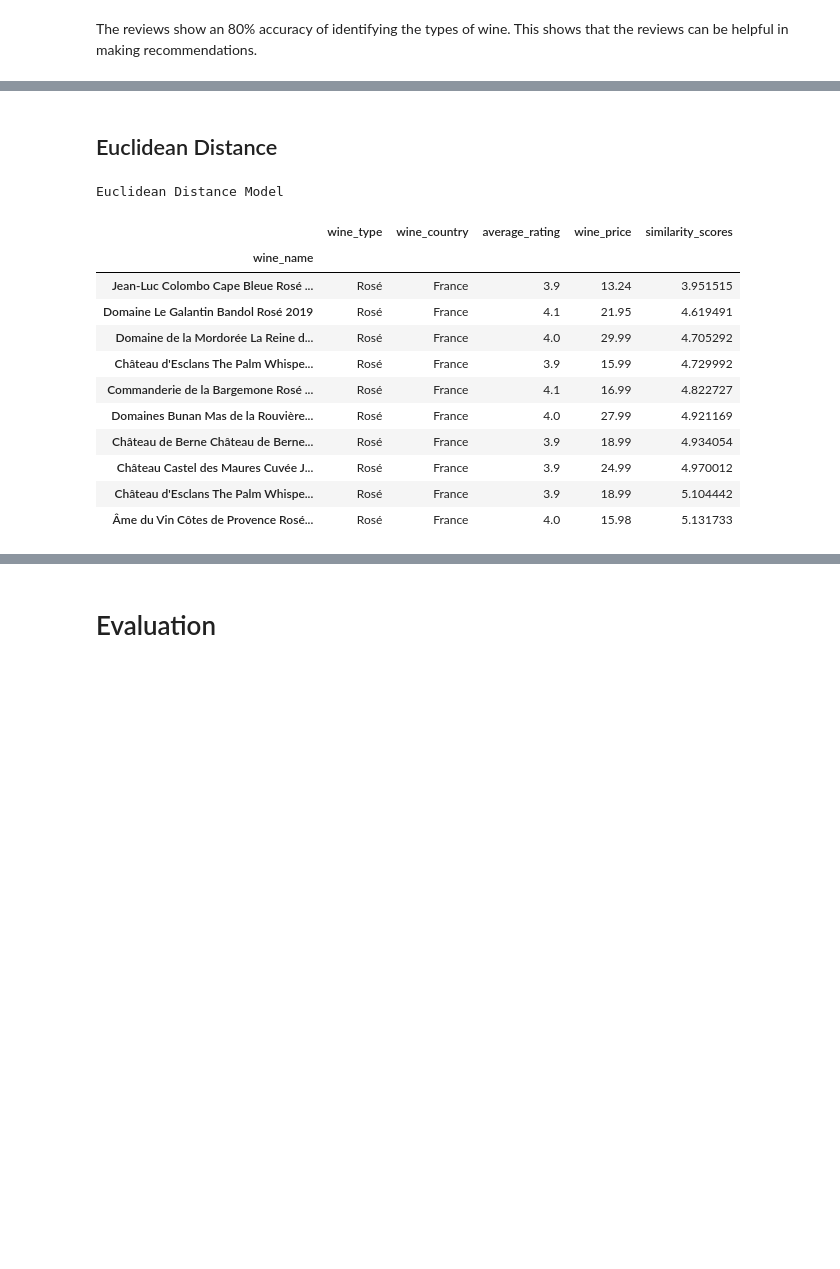
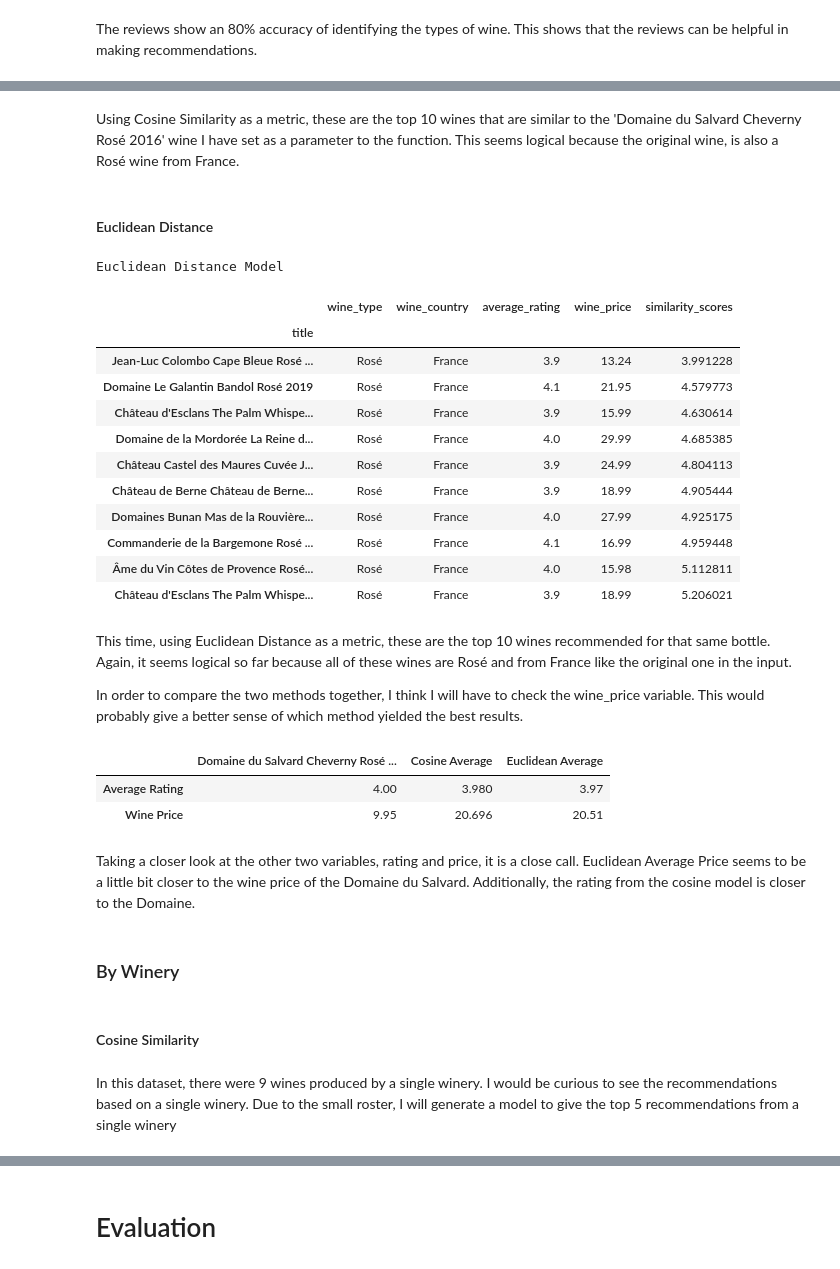
Before and after one commit to zachagreenberg/Wine_Recommendations, a Jupyter notebook: Project_Notebook.ipynb, the cells around one changed output, grey strips where cells are left out. Saved outputs shown, nothing was run; the diff lists cells and outputs as text; code cells hidden in the pictures; blank space fills up the shorter version.

```diff
--- a/Project_Notebook.ipynb
+++ b/Project_Notebook.ipynb
@@ -348,7 +380,8 @@ sw.extend(unnecessary_words)
 # %%
 def get_wordnet_pos(treebank_tag):
     '''
-    Translate nltk POS to wordnet tags
+    This function will convert nltk POS
+    to wordnet tags
     '''
     if treebank_tag.startswith('J'):
         return wordnet.ADJ
@@ -364,9 +397,9 @@ def get_wordnet_pos(treebank_tag):
 def text_preparer(doc, stopwords=sw):
     '''
     This function takes in a document, and a list of
-    stop words. It prepares the text by lowercasing the
-    elements, removing numbers and punctuation, and
-    lemmatizes
+    stop words. It prepares the text by removing the numbers
+    and punctuation (with Regex), lowercasing the
+    elements, and lemmatizing the text.
     '''
 
     regex_token = RegexpTokenizer(r"([a-zA-Z]+(?:’[a-z]+)?)")
@@ -434,0 +488,5 @@ df_model = pd.get_dummies(df, columns = dummy_columns)
+# %%
+#dropping unnecessary columns from the df_model DataFrame
+model_data = df_model.drop(labels = ['winery', 'wine_name', 'wine_type', 'reviews', 'token_reviews'], axis = 1)
+model_data = pd.concat([model_data.reset_index(), df_tfidf], axis = 1)
+model_data.set_index('title', inplace = True)
@@ -665,5 +719,7 @@ Cosine Similarity Model
+# %% [markdown]
+Using Cosine Similarity as a metric, these are the top 10 wines that are similar to the 'Domaine du Salvard Cheverny Rosé 2016' wine I have set as a parameter to the function. This seems logical because the original wine, is also a Rosé wine from France.
 # %% [markdown]
-## Euclidean Distance
+#### Euclidean Distance
 # %%
 from sklearn.metrics.pairwise import euclidean_distances
 
@@ -672,35 +728,58 @@ euc_dist = euclidean_distances(scale_model_data, scale_model_data)
 # Storing indices of the data
 indices = pd.Series(df.index)
 
-def euclidean_recommendations(wine, euc_dist):
+def euclidean_recommendations(wine, euc_dist, num_recommendations):
     """
     This function takes in a wine from the index along
-    with the euclidean distance array, and returns the
-    top 10 wines with the highest similarity.
+    with the euclidean distance array, and number of
+    recommendations. It returns the top recommended wines
+    with the highest similarity scores.
     """
     recommended_wines = []
     index = indices[indices == wine].index[0]
     similarity_scores = pd.Series(euc_dist[index]).sort_values(ascending = True)
-    top_10_wines = list(similarity_scores.iloc[1:11].index)
+    top_10_wines = list(similarity_scores.iloc[1:num_recommendations+1].index)
     for i in top_10_wines:
         recommended_wines.append(list(df_model.index)[i])
         matches = df.loc[recommended_wines][['wine_type', 'wine_country', 'average_rating', 'wine_price']]
-    matches['similarity_scores'] = list(similarity_scores.iloc[1:11].values)
+    matches['similarity_scores'] = list(similarity_scores.iloc[1:num_recommendations+1].values)
     return matches
 # %%
 print('Euclidean Distance Model')
-euclidean_recommendations("Domaine du Salvard Cheverny Rosé 2016", euc_dist)
+domaine_euclidean = euclidean_recommendations("Domaine du Salvard Cheverny Rosé 2016", euc_dist, 10)
+domaine_euclidean
 # %% [output]
 Euclidean Distance Model
 |  | wine_type | wine_country | average_rating | wine_price | similarity_scores |
-| wine_name |  |  |  |  |  |
-| Jean-Luc Colombo Cape Bleue Rosé ... | Rosé | France | 3.9 | 13.24 | 3.951515 |
-| Domaine Le Galantin Bandol Rosé 2019 | Rosé | France | 4.1 | 21.95 | 4.619491 |
-| Domaine de la Mordorée La Reine d... | Rosé | France | 4.0 | 29.99 | 4.705292 |
-| Château d'Esclans The Palm Whispe... | Rosé | France | 3.9 | 15.99 | 4.729992 |
-| Commanderie de la Bargemone Rosé ... | Rosé | France | 4.1 | 16.99 | 4.822727 |
-| Domaines Bunan Mas de la Rouvière... | Rosé | France | 4.0 | 27.99 | 4.921169 |
-| Château de Berne Château de Berne... | Rosé | France | 3.9 | 18.99 | 4.934054 |
-| Château Castel des Maures Cuvée J... | Rosé | France | 3.9 | 24.99 | 4.970012 |
-| Château d'Esclans The Palm Whispe... | Rosé | France | 3.9 | 18.99 | 5.104442 |
-| Âme du Vin Côtes de Provence Rosé... | Rosé | France | 4.0 | 15.98 | 5.131733 |
+| title |  |  |  |  |  |
+| Jean-Luc Colombo Cape Bleue Rosé ... | Rosé | France | 3.9 | 13.24 | 3.991228 |
+| Domaine Le Galantin Bandol Rosé 2019 | Rosé | France | 4.1 | 21.95 | 4.579773 |
+| Château d'Esclans The Palm Whispe... | Rosé | France | 3.9 | 15.99 | 4.630614 |
+| Domaine de la Mordorée La Reine d... | Rosé | France | 4.0 | 29.99 | 4.685385 |
+| Château Castel des Maures Cuvée J... | Rosé | France | 3.9 | 24.99 | 4.804113 |
+| Château de Berne Château de Berne... | Rosé | France | 3.9 | 18.99 | 4.905444 |
+| Domaines Bunan Mas de la Rouvière... | Rosé | France | 4.0 | 27.99 | 4.925175 |
+| Commanderie de la Bargemone Rosé ... | Rosé | France | 4.1 | 16.99 | 4.959448 |
+| Âme du Vin Côtes de Provence Rosé... | Rosé | France | 4.0 | 15.98 | 5.112811 |
+| Château d'Esclans The Palm Whispe... | Rosé | France | 3.9 | 18.99 | 5.206021 |
+# %% [markdown]
+This time, using Euclidean Distance as a metric, these are the top 10 wines recommended for that same bottle. Again, it seems logical so far because all of these wines are Rosé and from France like the original one in the input.
+
+In order to compare the two methods together, I think I will have to check the wine_price variable. This would probably give a better sense of which method yielded the best results.
+# %%
+#creating a dataframe to get a closer look at the other variables.
+pd.DataFrame({'Domaine du Salvard Cheverny Rosé 2016': [df.loc['Domaine du Salvard Cheverny Rosé 2016']['average_rating'], df.loc['Domaine du Salvard Cheverny Rosé 2016']['wine_price']],
+             'Cosine Average': [domaine_cosine['average_rating'].mean(), domaine_cosine['wine_price'].mean()],
+             'Euclidean Average': [domaine_euclidean['average_rating'].mean(), domaine_euclidean['wine_price'].mean()]}, index = ['Average Rating', 'Wine Price'])
+# %% [output]
+|  | Domaine du Salvard Cheverny Rosé ... | Cosine Average | Euclidean Average |
+| Average Rating | 4.00 | 3.980 | 3.97 |
+| Wine Price | 9.95 | 20.696 | 20.51 |
+# %% [markdown]
+Taking a closer look at the other two variables, rating and price, it is a close call. Euclidean Average Price seems to be a little bit closer to the wine price of the Domaine du Salvard. Additionally, the rating from the cosine model is closer to the Domaine.
+# %% [markdown]
+### By Winery
+# %% [markdown]
+#### Cosine Similarity
+# %% [markdown]
+In this dataset, there were 9 wines produced by a single winery. I would be curious to see the recommendations based on a single winery. Due to the small roster, I will generate a model to give the top 5 recommendations from a single winery
```
Also changed, not shown: parts of 76 cells of this notebook.
